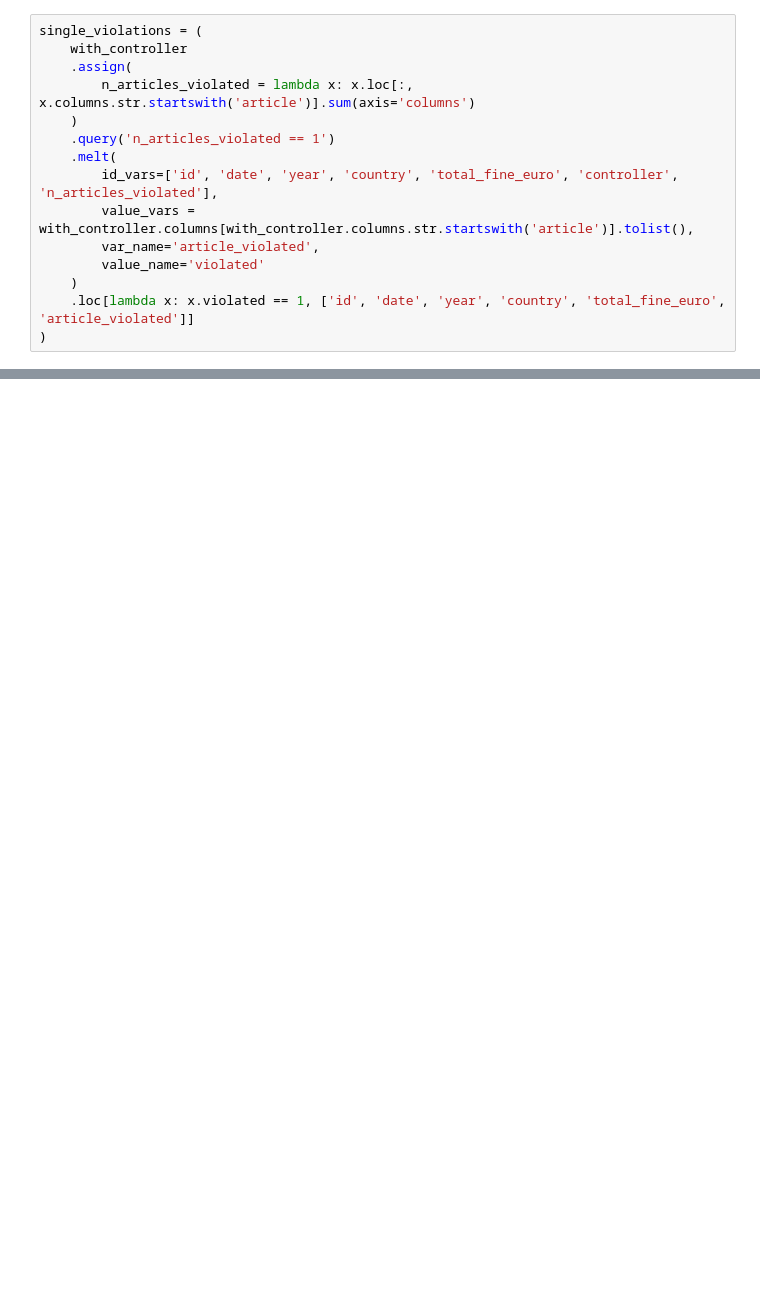
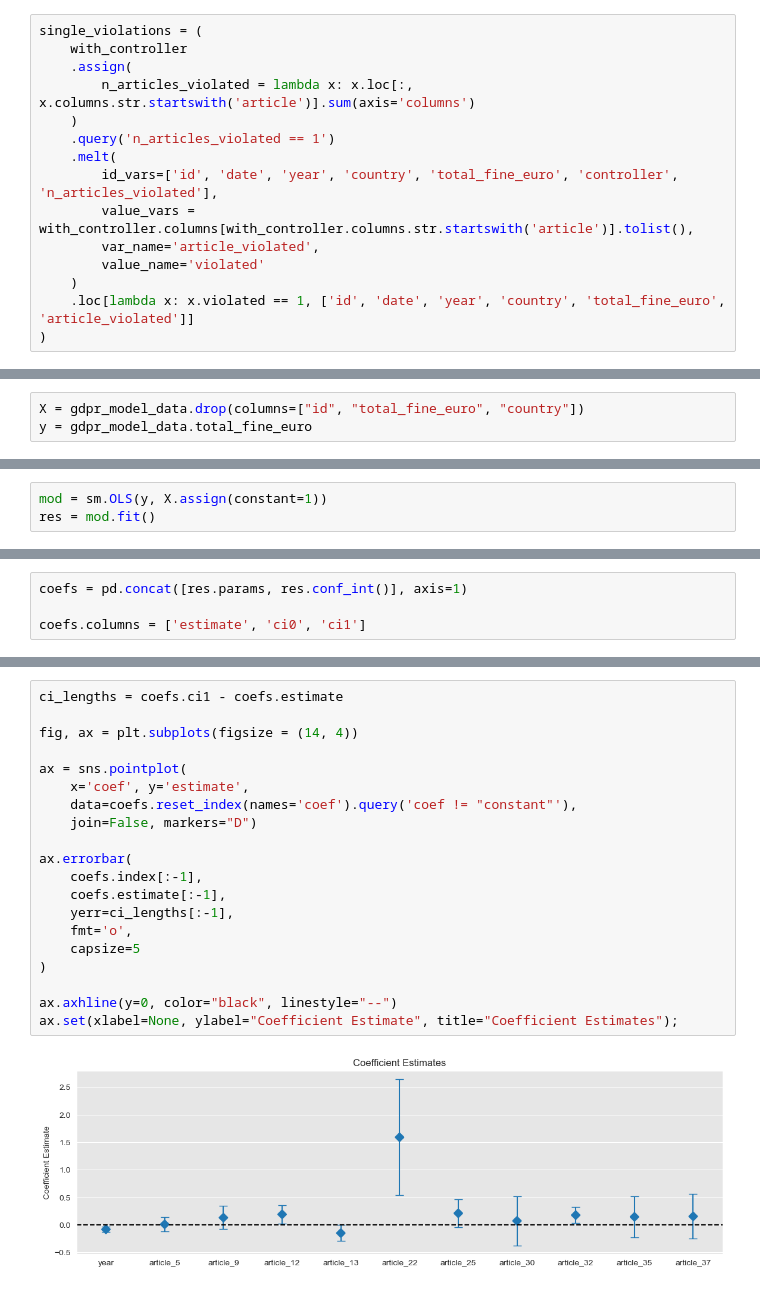
Before and after one commit to dc27/gdpr-fines-analysis, a Jupyter notebook: dev.ipynb, the cells around one changed output, grey strips where cells are left out. Saved outputs shown, nothing was run; the diff lists cells and outputs as text; blank space fills up the shorter version.

```diff
--- a/dev.ipynb
+++ b/dev.ipynb
@@ -504,0 +463,3 @@ with_controller.columns.str.startswith
+# %%
+X = gdpr_model_data.drop(columns=["id", "total_fine_euro", "country"])
+y = gdpr_model_data.total_fine_euro
@@ -504,0 +490,3 @@ with_controller.columns.str.startswith
+# %%
+mod = sm.OLS(y, X.assign(constant=1))
+res = mod.fit()
@@ -504,0 +509,4 @@ with_controller.columns.str.startswith
+# %%
+coefs = pd.concat([res.params, res.conf_int()], axis=1)
+
+coefs.columns = ['estimate', 'ci0', 'ci1']
@@ -504,0 +528,22 @@ with_controller.columns.str.startswith
+# %%
+ci_lengths = coefs.ci1 - coefs.estimate
+
+fig, ax = plt.subplots(figsize = (14, 4))
+
+ax = sns.pointplot(
+    x='coef', y='estimate',
+    data=coefs.reset_index(names='coef').query('coef != "constant"'),
+    join=False, markers="D")
+
+ax.errorbar(
+    coefs.index[:-1],
+    coefs.estimate[:-1],
+    yerr=ci_lengths[:-1],
+    fmt='o',
+    capsize=5
+)
+
+ax.axhline(y=0, color="black", linestyle="--")
+ax.set(xlabel=None, ylabel="Coefficient Estimate", title="Coefficient Estimates");
+# %% [output]
+[figure, added]
```
Also changed, not shown: parts of 26 cells of this notebook.
